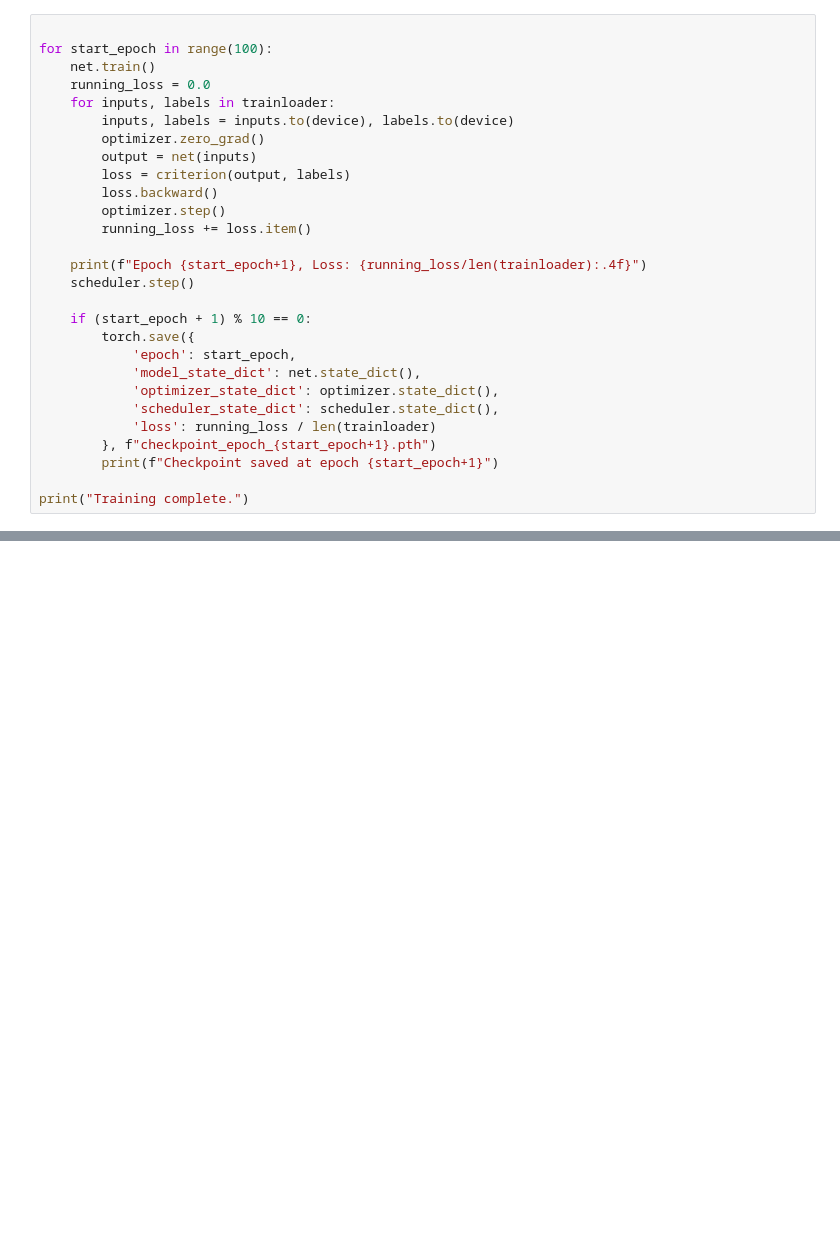
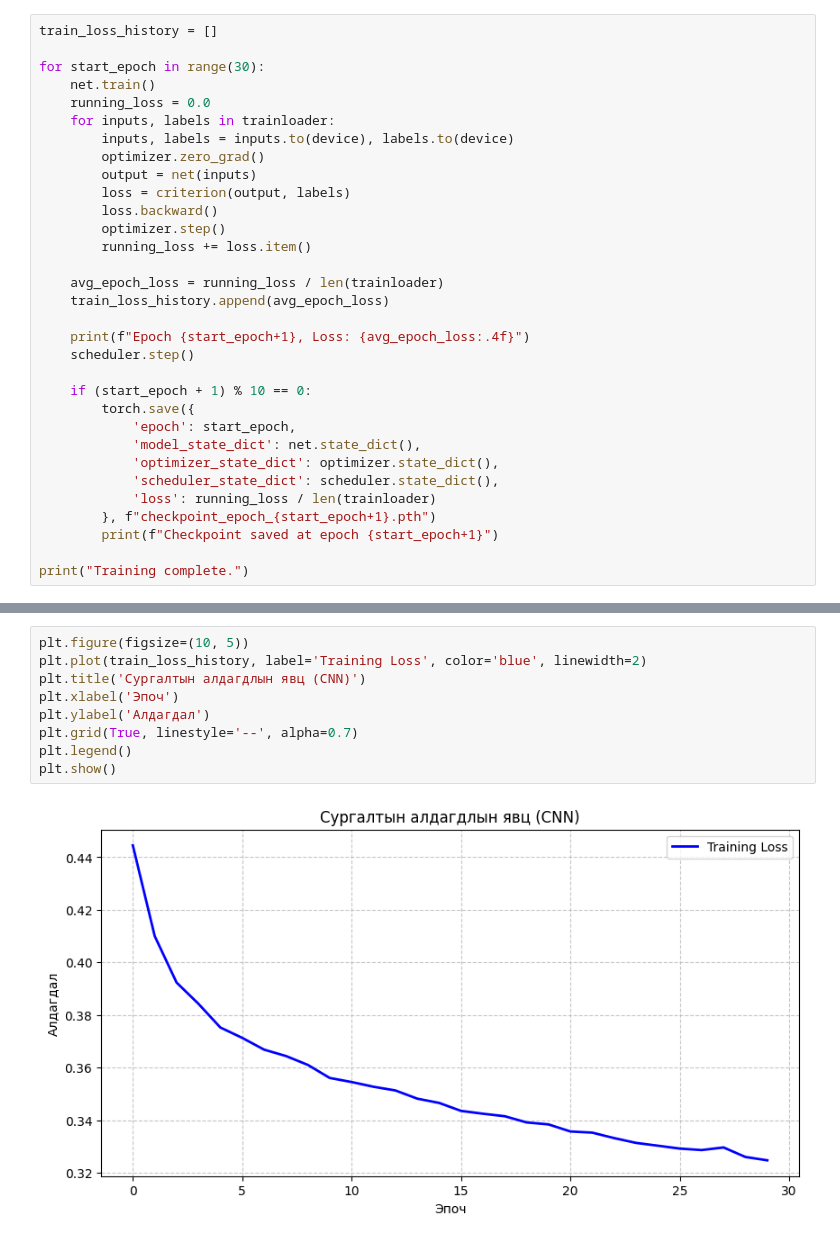
Before and after one commit to Xvclnn/dataMiningBiyDaalt, a Jupyter notebook: CNN Classifier/CNN.ipynb, the cells around one changed output, grey strips where cells are left out. Saved outputs shown, nothing was run; the diff lists cells and outputs as text; blank space fills up the shorter version.

```diff
--- a/CNN Classifier/CNN.ipynb
+++ b/CNN Classifier/CNN.ipynb
@@ -100,6 +104,7 @@ scheduler = torch.optim.lr_scheduler.CosineAnnealingLR(optimizer, T_max=100)
 # %%
+train_loss_history = []
 
-for start_epoch in range(100):
+for start_epoch in range(30):
     net.train()
     running_loss = 0.0
     for inputs, labels in trainloader:
@@ -111,7 +116,10 @@ for start_epoch in range(100):
         optimizer.step()
         running_loss += loss.item()
 
-    print(f"Epoch {start_epoch+1}, Loss: {running_loss/len(trainloader):.4f}")
+    avg_epoch_loss = running_loss / len(trainloader)
+    train_loss_history.append(avg_epoch_loss)
+
+    print(f"Epoch {start_epoch+1}, Loss: {avg_epoch_loss:.4f}")
     scheduler.step()
 
     if (start_epoch + 1) % 10 == 0:
@@ -128,2 +156,13 @@ print("Training complete.")
+# %%
+plt.figure(figsize=(10, 5))
+plt.plot(train_loss_history, label='Training Loss', color='blue', linewidth=2)
+plt.title('Сургалтын алдагдлын явц (CNN)')
+plt.xlabel('Эпоч')
+plt.ylabel('Алдагдал')
+plt.grid(True, linestyle='--', alpha=0.7)
+plt.legend()
+plt.show()
+# %% [output]
+[figure, added]
 # %%
 net.eval()
```
Also changed, not shown: parts of 12 cells of this notebook, 7 other files.
